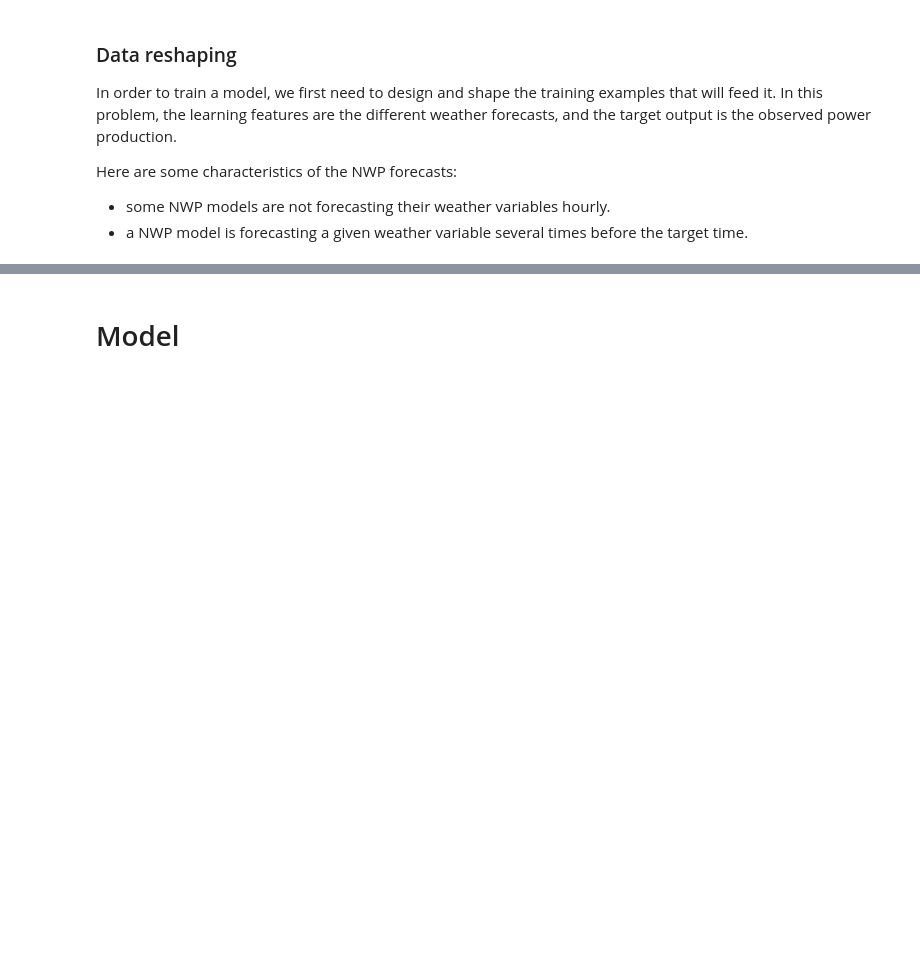
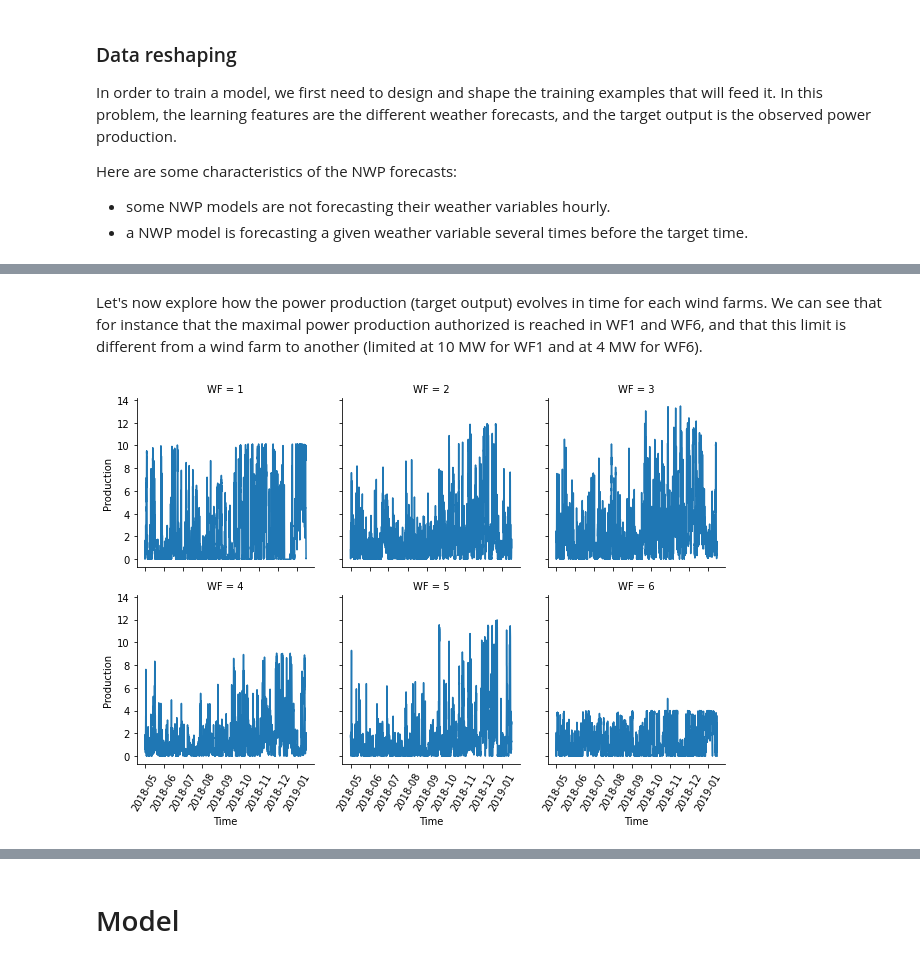
Before and after one commit to qcha41/wind-power-forecasting-challenge, a Jupyter notebook: notebook.ipynb, the cells around one changed output, grey strips where cells are left out. Cells and saved outputs as stored; diff of their text form; code cells hidden in the pictures; blank space fills up the shorter version.

```diff
--- a/notebook.ipynb
+++ b/notebook.ipynb
@@ -126,0 +198,6 @@ df = core.normalize_data(df)
+# %% [markdown]
+Let's now explore how the power production (target output) evolves in time for each wind farms. We can see that for instance that the maximal power production authorized is reached in WF1 and WF6, and that this limit is different from a wind farm to another (limited at 10 MW for WF1 and at 4 MW for WF6).
+# %%
+core.plot_production_vs_time(df_aug)
+# %% [output]
+[figure, added]
```
Also changed, not shown: parts of 19 cells of this notebook, 1 other file.
